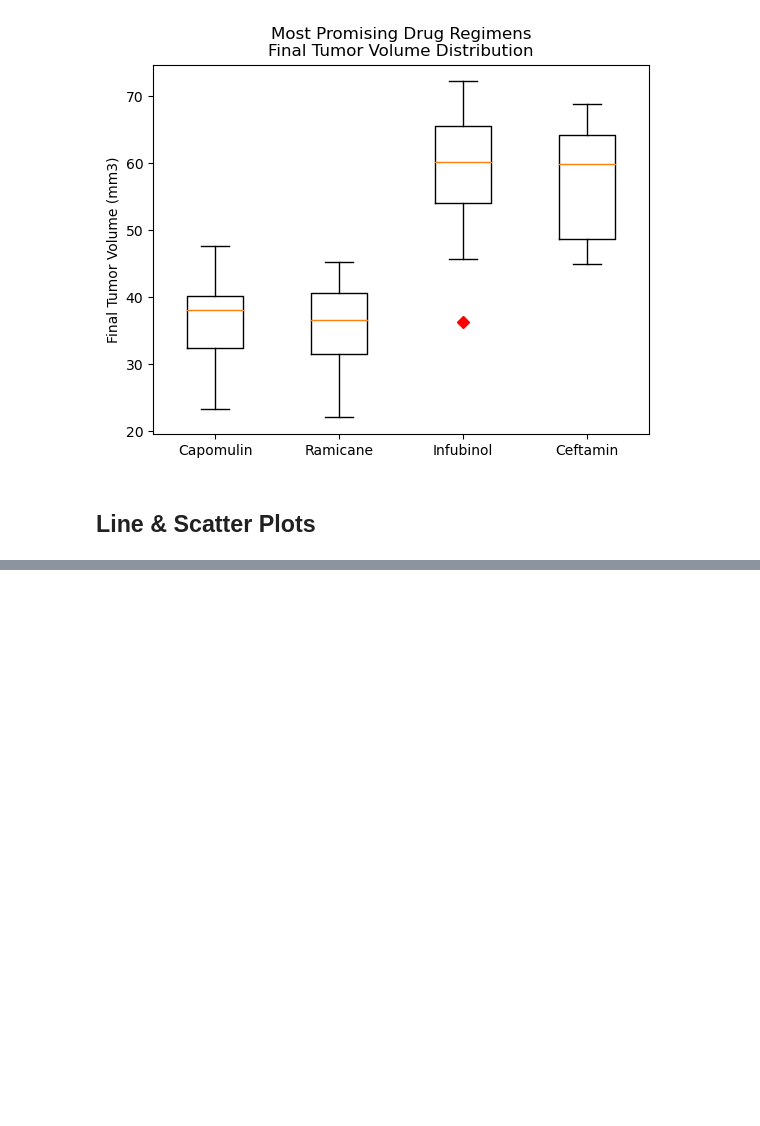
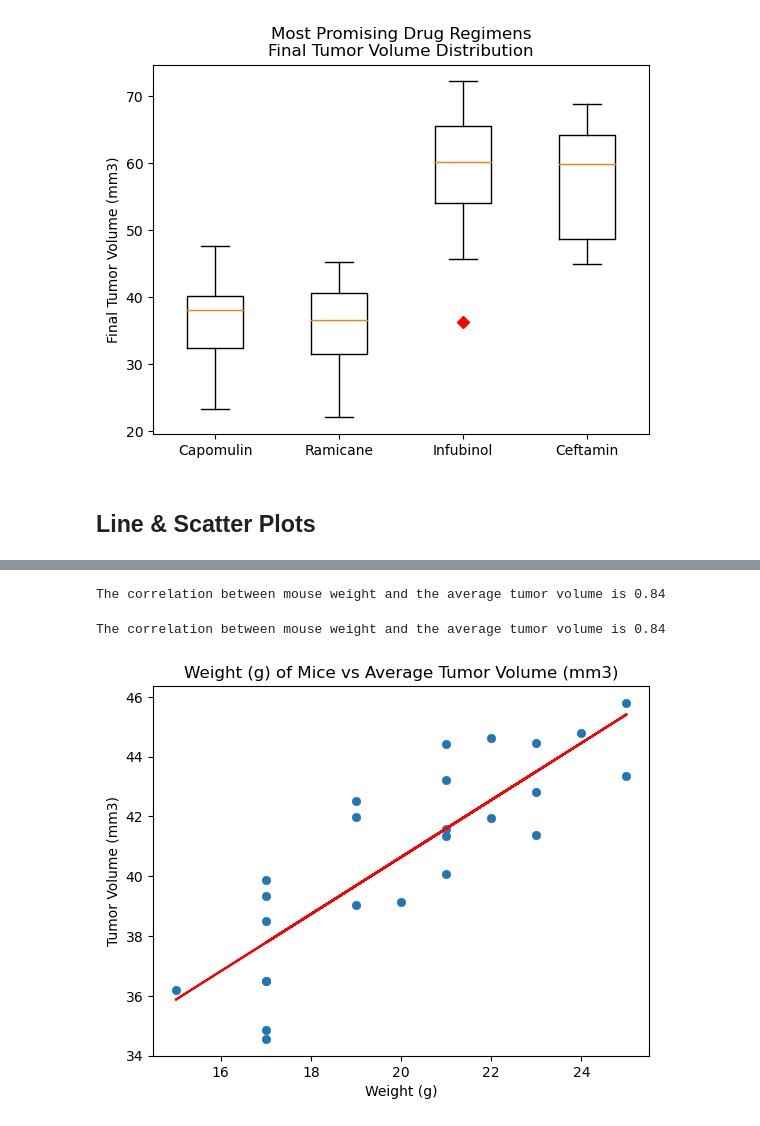
Before and after one commit to rbw9891/matplotlib_challenge, a Jupyter notebook: pymaceuticals_inc.ipynb, the cells around one changed output, grey strips where cells are left out. Drawn from its saved outputs; the diff is of its cells as text; code cells hidden in the pictures; blank space fills up the shorter version.

```diff
--- a/pymaceuticals_inc.ipynb
+++ b/pymaceuticals_inc.ipynb
@@ -487,0 +503,27 @@ cap_vol_weight.plot.scatter(x="Weight (g)", y="Tumor Volume (mm3)")
+# %%
+# create correlation between avg tumor volume and weight
+cap_avg_vol = cap_vol_weight["Tumor Volume (mm3)"]
+cap_weight = cap_vol_weight["Weight (g)"]
+correlation = st.pearsonr(cap_avg_vol,cap_weight)
+# print correlation results at position [0] of array
+print(f'The correlation between mouse weight and the average tumor volume is {round(correlation[0],2)}')
+# %% [output]
+The correlation between mouse weight and the average tumor volume is 0.84
+# %%
+#(slope, intercept, rvalue, pvalue, stderr) = linregress(x_values, y_values)
+#regress_values = x_values * slope + intercept
+#line_eq = "y = " + str(round(slope,2)) + "x + " + str(round(intercept,2))
+
+(slope, intercept, rvalue, pvalue, stderr) = linregress(cap_weight, cap_avg_vol)
+regress_values = cap_weight * slope + intercept
+#line_eq = "y = " + str(round(slope,2)) + "x + " + str(round(intercept,2))
+plt.scatter(cap_weight, cap_avg_vol, linewidths=0.5)
+plt.plot(cap_weight,regress_values,"r-")
+plt.xlabel("Weight (g)")
+plt.ylabel("Tumor Volume (mm3)")
+plt.title("Weight (g) of Mice vs Average Tumor Volume (mm3)")
+print(f'The correlation between mouse weight and the average tumor volume is {round(correlation[0],2)}')
+plt.show()
+# %% [output]
+The correlation between mouse weight and the average tumor volume is 0.84
+[figure, added]
```
Also changed, not shown: parts of 10 cells of this notebook.
